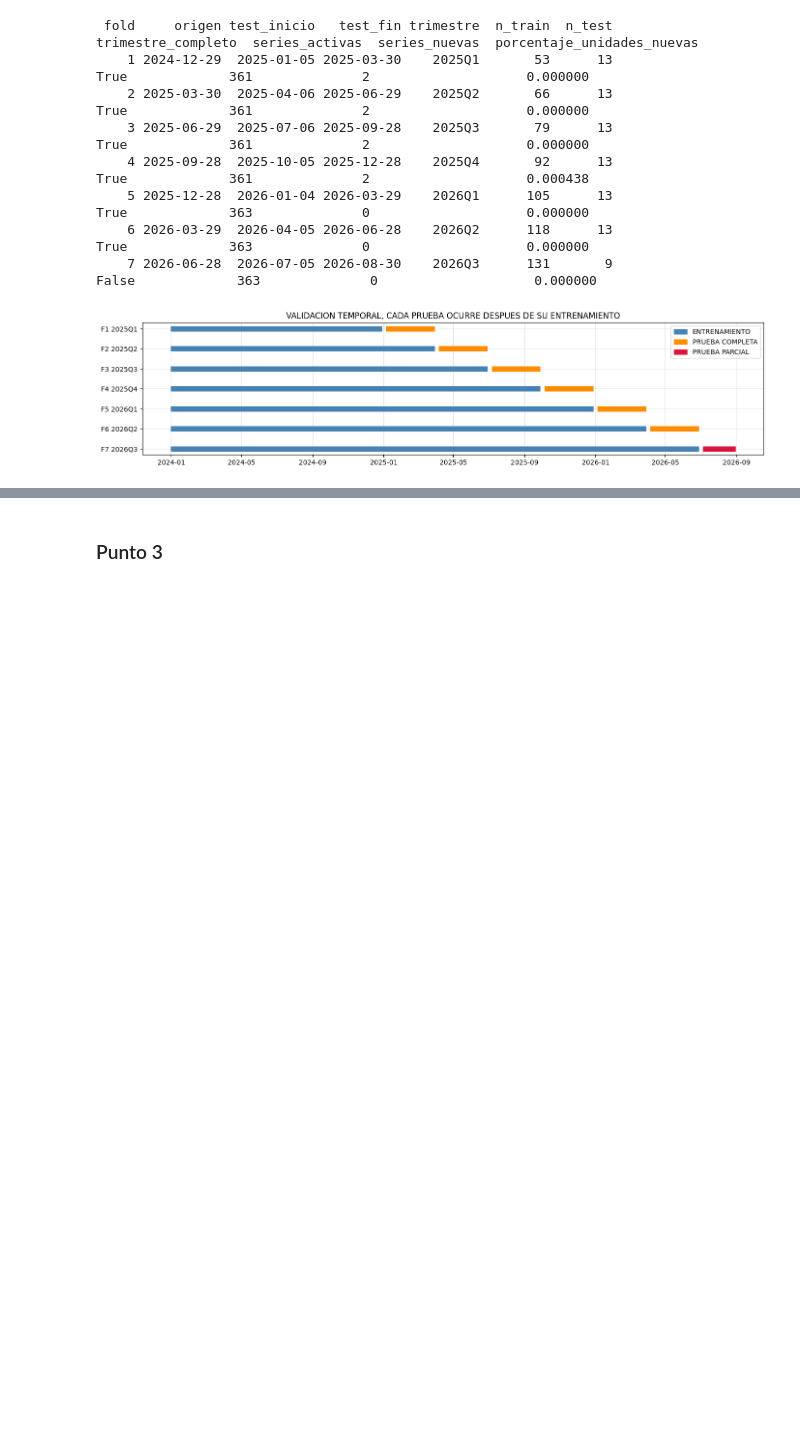
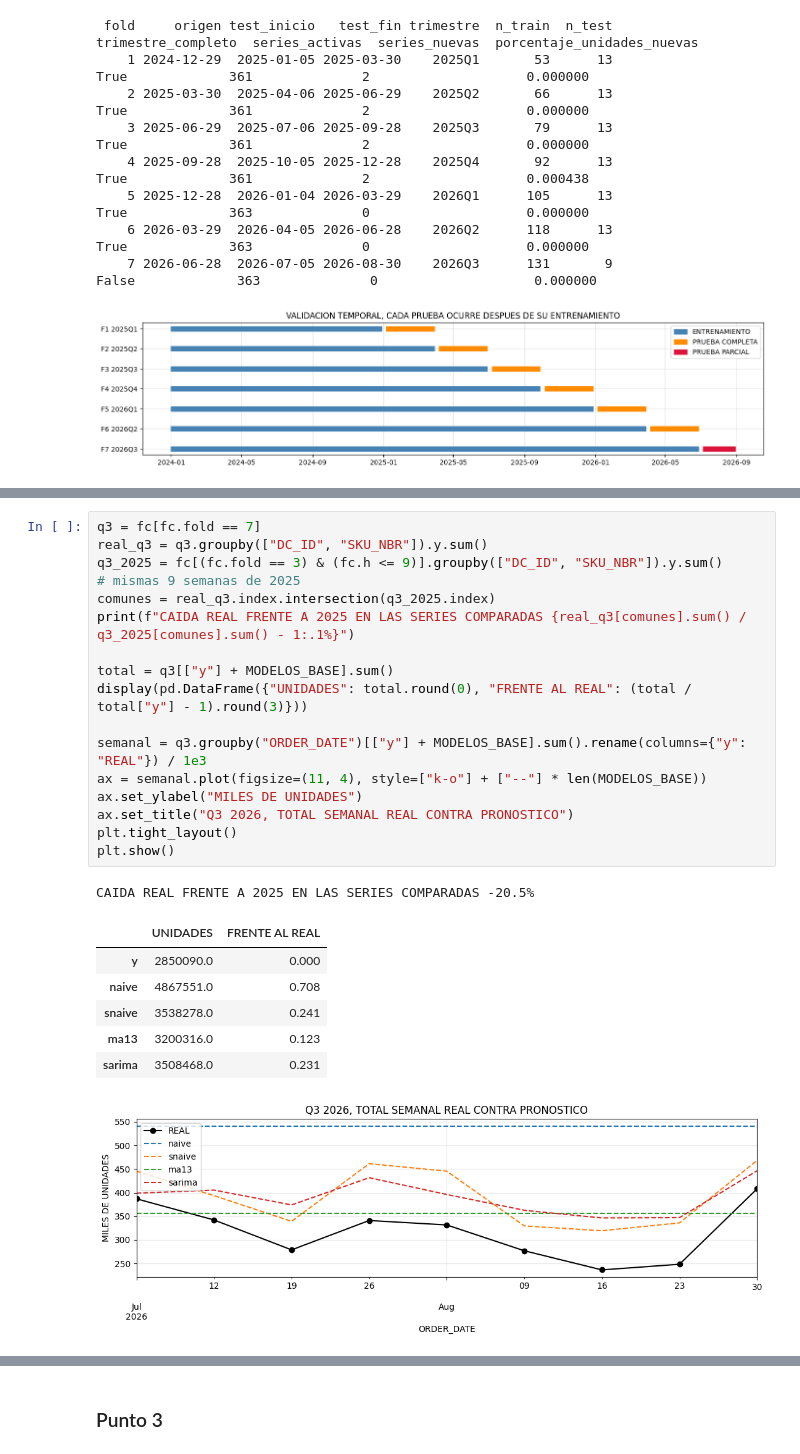
Before and after one commit to juanjocamposv/Parcial-2-analitica-forecast-sus, a Jupyter notebook: 02_Parcial_Forecasting_OTCHS_22_corregido2.ipynb, the cells around one changed output, grey strips where cells are left out. Drawn from its saved outputs; the diff is of its cells as text; blank space fills up the shorter version.

```diff
--- a/02_Parcial_Forecasting_OTCHS_22_corregido.ipynb
+++ b/02_Parcial_Forecasting_OTCHS_22_corregido2.ipynb
@@ -530,0 +548,25 @@ RESULTADOS POR FOLD, EL PERIODO PARCIAL SE REPORTA POR SEPARADO
+# %%
+q3 = fc[fc.fold == 7]
+real_q3 = q3.groupby(["DC_ID", "SKU_NBR"]).y.sum()
+q3_2025 = fc[(fc.fold == 3) & (fc.h <= 9)].groupby(["DC_ID", "SKU_NBR"]).y.sum()       # mismas 9 semanas de 2025
+comunes = real_q3.index.intersection(q3_2025.index)
+print(f"CAIDA REAL FRENTE A 2025 EN LAS SERIES COMPARADAS {real_q3[comunes].sum() / q3_2025[comunes].sum() - 1:.1%}")
+
+total = q3[["y"] + MODELOS_BASE].sum()
+display(pd.DataFrame({"UNIDADES": total.round(0), "FRENTE AL REAL": (total / total["y"] - 1).round(3)}))
+
+semanal = q3.groupby("ORDER_DATE")[["y"] + MODELOS_BASE].sum().rename(columns={"y": "REAL"}) / 1e3
+ax = semanal.plot(figsize=(11, 4), style=["k-o"] + ["--"] * len(MODELOS_BASE))
+ax.set_ylabel("MILES DE UNIDADES")
+ax.set_title("Q3 2026, TOTAL SEMANAL REAL CONTRA PRONOSTICO")
+plt.tight_layout()
+plt.show()
+# %% [output]
+CAIDA REAL FRENTE A 2025 EN LAS SERIES COMPARADAS -20.5%
+|  | UNIDADES | FRENTE AL REAL |
+| y | 2850090.0 | 0.000 |
+| naive | 4867551.0 | 0.708 |
+| snaive | 3538278.0 | 0.241 |
+| ma13 | 3200316.0 | 0.123 |
+| sarima | 3508468.0 | 0.231 |
+[figure, added]
```
Also changed, not shown: parts of 8 cells of this notebook, 2 other files.
